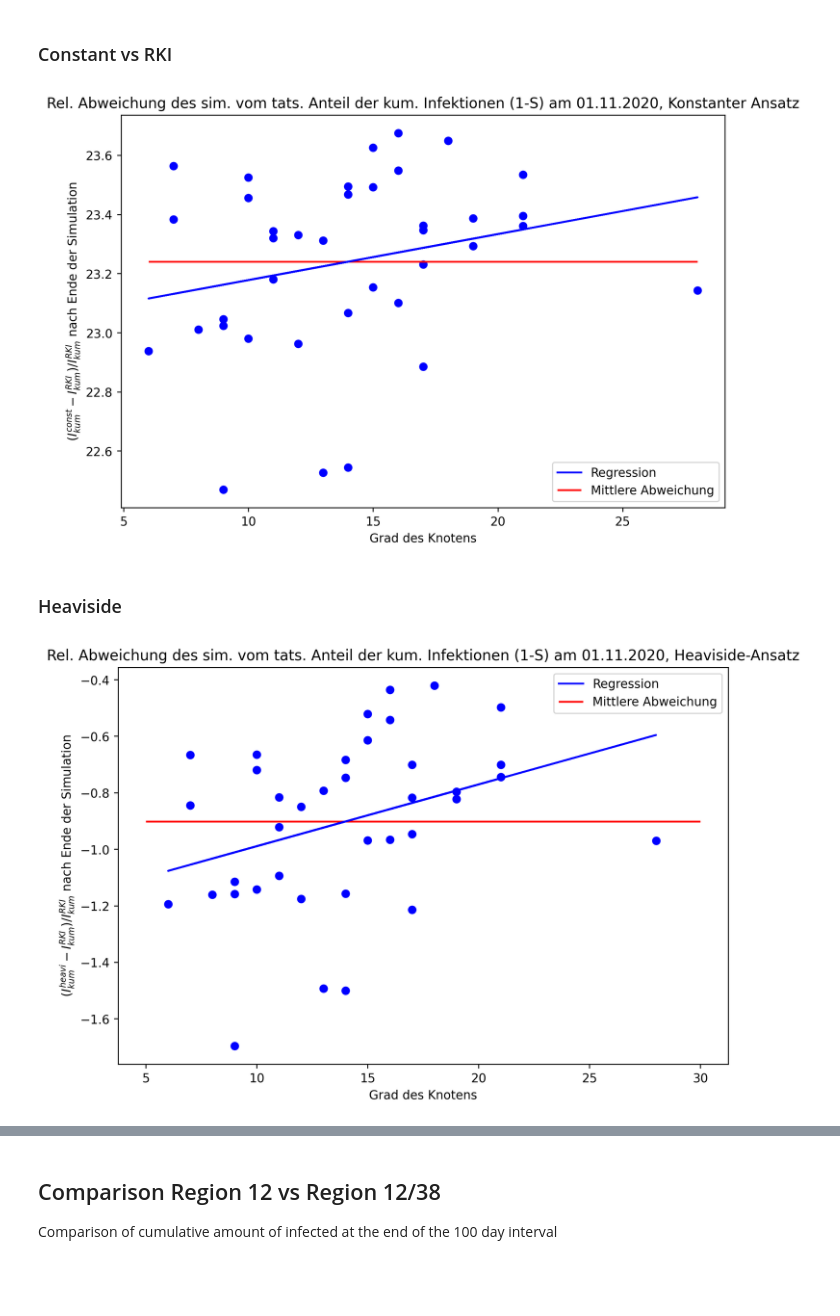
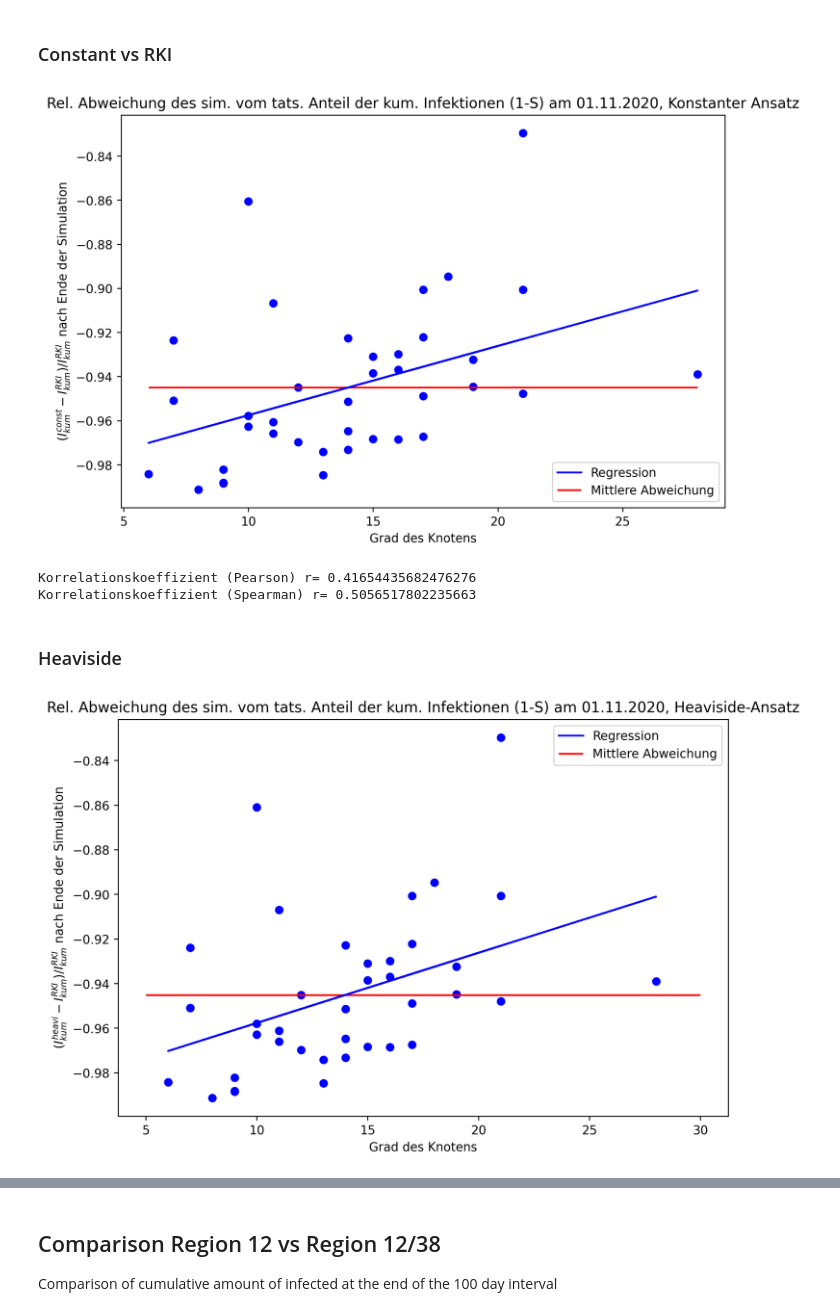
Before and after one commit to torbensun/Modeling-Of-Epidemics-With-Compartmental-And-Network-Models, a Jupyter notebook: Project.ipynb, the cells around one changed output, grey strips where cells are left out. Drawn from its saved outputs; the diff is of its cells as text; code cells hidden in the pictures; blank space fills up the shorter version.

```diff
--- a/Project.ipynb
+++ b/Project.ipynb
@@ -605,35 +605,44 @@ for i in range(38):
 # %%
 #We are interested in the cumulative amount of infected (1-S) at the end of the observed time interval:
 
 RKI_data = np.load("Internal Data/rki_region_compartment_distribution38.npy")
 
 # Compilation
 
 diff_cum_I_final_c = np.zeros(38)
 RKI=np.zeros(38)
 for i in range(38):
-    diff_cum_I_final_c[i] = -(1-RKI_data[i][0][-1]) + (1-sol.y[i][-1])
-    RKI = (1-RKI_data[i][0][-1])
-avg_diff_cum_I_final_c=np.mean(diff_cum_I_final_c)
+    diff_cum_I_final_c[i] = -(1-RKI_data[i][0][-1]) + (1-sol_38.y[i][-1])
+    RKI[i] = (1-RKI_data[i][0][-1])
+avg_diff_cum_I_final_c=np.mean(diff_cum_I_final_c/RKI)
 
 # Regression
 
 def fc(x, a, b):
 	return a*x+b
 p0 = [0, 0.1]
 fitc, errc = opt.curve_fit(fc, degree_dist, diff_cum_I_final_c/RKI, p0)
 
 plt.figure(figsize=(9,6),dpi=250)
 plt.title("Rel. Abweichung des sim. vom tats. Anteil der kum. Infektionen (1-S) am 01.11.2020, Konstanter Ansatz")
 plt.xlabel('Grad des Knotens')
 plt.ylabel(r"$(I_{kum}^{const}-I_{kum}^{RKI})/I_{kum}^{RKI}$ nach Ende der Simulation")
 plt.scatter(degree_dist,diff_cum_I_final_c/RKI,marker='o',color='blue')
 plt.plot(degree_dist, [fc(d, *fitc) for d in degree_dist], label="Regression",color='blue')
-plt.hlines(avg_diff_cum_I_final_c/RKI,6,28,color='red',label='Mittlere Abweichung')
+plt.hlines(avg_diff_cum_I_final_c,6,28,color='red',label='Mittlere Abweichung')
 plt.legend(loc='lower right')
 plt.savefig("Media/Boundaries/Boundaries_38_degree_dist_c.pdf")
 # %% [output]
-[figure, old version]
+[figure, new version]
+# %%
+from scipy import stats
+r_h_p=stats.pearsonr(degree_dist,diff_cum_I_final_c/RKI)[0]
+r_h_s=stats.spearmanr(degree_dist,diff_cum_I_final_c/RKI)[0]
+print("Korrelationskoeffizient (Pearson) r=",r_h_p)
+print("Korrelationskoeffizient (Spearman) r=",r_h_s)
+# %% [output]
+Korrelationskoeffizient (Pearson) r= 0.41654435682476276
+Korrelationskoeffizient (Spearman) r= 0.5056517802235663
 # %% [markdown]
 ### Heaviside
 # %%
@@ -642,9 +651,9 @@ plt.savefig("Media/Boundaries/Boundaries_38_degree_dist_c.pdf")
 diff_cum_I_final_h = np.zeros(38)
 RKI=np.zeros(38)
 for i in range(38):
-    diff_cum_I_final_h[i] = -(1-RKI_data[i][0][-1]) + (1-sol1.y[i][-1])
-    RKI = (1-RKI_data[i][0][-1])
-avg_diff_cum_I_final_h=np.mean(diff_cum_I_final_h)
+    diff_cum_I_final_h[i] = -(1-RKI_data[i][0][-1]) + (1-sol1_38.y[i][-1])
+    RKI[i] = (1-RKI_data[i][0][-1])
+avg_diff_cum_I_final_h=np.mean(diff_cum_I_final_h/RKI)
 
 # Regression
 
@@ -660,12 +669,12 @@ plt.title("Rel. Abweichung des sim. vom tats. Anteil der kum. Infektionen (1-S)
 plt.xlabel('Grad des Knotens')
 plt.ylabel(r"$(I_{kum}^{heavi}-I_{kum}^{RKI})/I_{kum}^{RKI}$ nach Ende der Simulation")
 plt.scatter(degree_dist,diff_cum_I_final_h/RKI,marker='o',color='blue')
-plt.hlines(avg_diff_cum_I_final_h/RKI,5,30,color='red',label='Mittlere Abweichung')
+plt.hlines(avg_diff_cum_I_final_h,5,30,color='red',label='Mittlere Abweichung')
 plt.plot(degree_dist, [fh(d, *fith) for d in degree_dist], label="Regression",color='blue')
 plt.legend()
 plt.savefig("Media/Boundaries/Boundaries_38_degree_dist_h.pdf")
 # %% [output]
-[figure, old version]
+[figure, new version]
 # %%
 plt.figure(figsize=(9,6),dpi=250)
 plt.title("Rel. Abweichung des Anteils der kum. Infektionen (1-S) am 01.11.2020, (konstant-Heaviside)-Ansatz")
```
Also changed, not shown: parts of 1 cell of this notebook, 3 other files.
